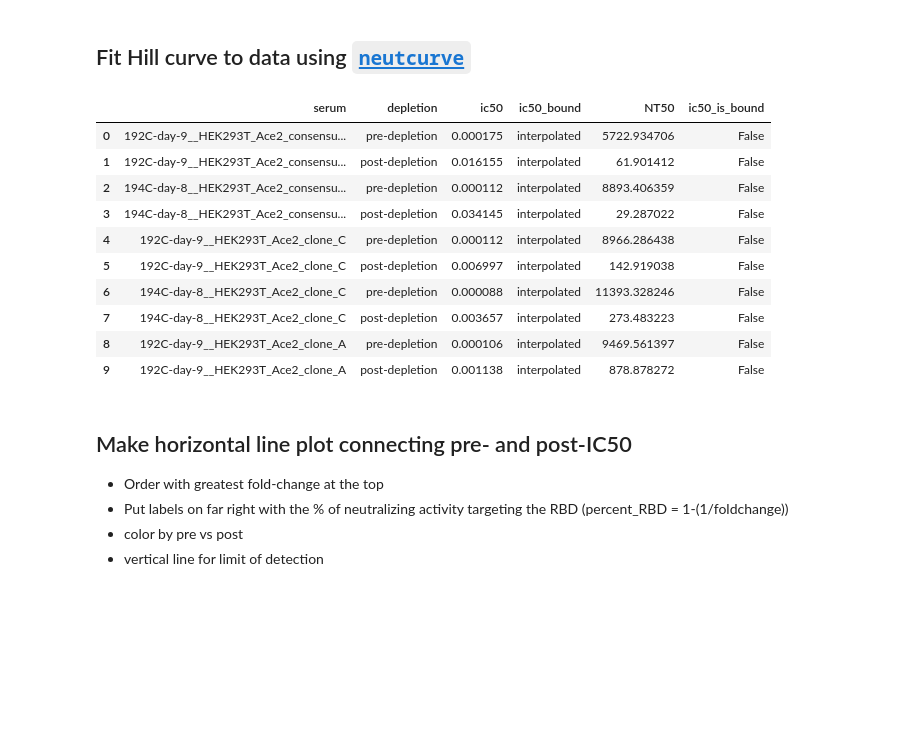
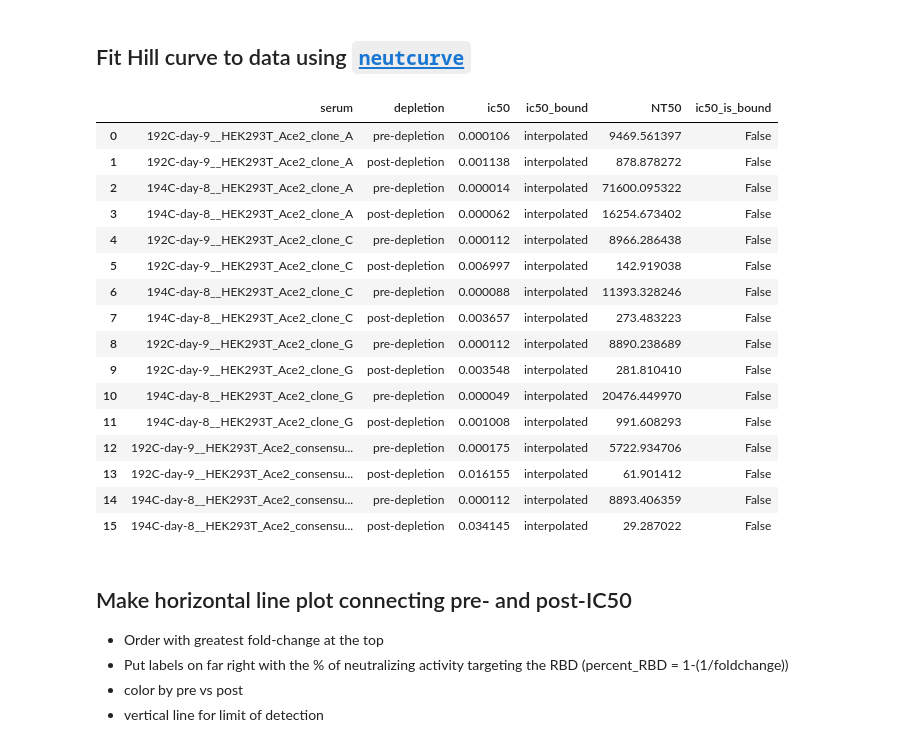
Before and after one commit to jbloomlab/Ace2_expression_neuts, a Jupyter notebook: virus_neutralization.ipynb, the cells around one changed output. Drawn from its saved outputs; the diff is of its cells as text; code cells hidden in the pictures; blank space fills up the shorter version.

```diff
--- a/virus_neutralization.ipynb
+++ b/virus_neutralization.ipynb
@@ -67,34 +67,40 @@ for cells in frac_infect:
 # %%
 fitparams_combined = pd.DataFrame() # create empty data frame
 
 for fits in frac_infect_combined:
     fitparams = (
         fits.fitParams()
         .rename(columns={'virus': 'depletion'})
         # get columns of interest
         [['serum', 'depletion', 'ic50', 'ic50_bound']]
         .assign(NT50=lambda x: 1/x['ic50'])
 #         .merge(sample_information, on=['serum'])
 
         )
     fitparams_combined = fitparams_combined.append(fitparams).reset_index(drop=True)
 
 
 fitparams_combined['ic50_is_bound'] = fitparams_combined['ic50_bound'].apply(lambda x: True if x!='interpolated' else False)
 
-fitparams_combined.head(10)
+fitparams_combined
 # %% [output]
 |  | serum | depletion | ic50 | ic50_bound | NT50 | ic50_is_bound |
-| 0 | 192C-day-9__HEK293T_Ace2_consensu... | pre-depletion | 0.000175 | interpolated | 5722.934706 | False |
-| 1 | 192C-day-9__HEK293T_Ace2_consensu... | post-depletion | 0.016155 | interpolated | 61.901412 | False |
-| 2 | 194C-day-8__HEK293T_Ace2_consensu... | pre-depletion | 0.000112 | interpolated | 8893.406359 | False |
-| 3 | 194C-day-8__HEK293T_Ace2_consensu... | post-depletion | 0.034145 | interpolated | 29.287022 | False |
+| 0 | 192C-day-9__HEK293T_Ace2_clone_A | pre-depletion | 0.000106 | interpolated | 9469.561397 | False |
+| 1 | 192C-day-9__HEK293T_Ace2_clone_A | post-depletion | 0.001138 | interpolated | 878.878272 | False |
+| 2 | 194C-day-8__HEK293T_Ace2_clone_A | pre-depletion | 0.000014 | interpolated | 71600.095322 | False |
+| 3 | 194C-day-8__HEK293T_Ace2_clone_A | post-depletion | 0.000062 | interpolated | 16254.673402 | False |
 | 4 | 192C-day-9__HEK293T_Ace2_clone_C | pre-depletion | 0.000112 | interpolated | 8966.286438 | False |
 | 5 | 192C-day-9__HEK293T_Ace2_clone_C | post-depletion | 0.006997 | interpolated | 142.919038 | False |
 | 6 | 194C-day-8__HEK293T_Ace2_clone_C | pre-depletion | 0.000088 | interpolated | 11393.328246 | False |
 | 7 | 194C-day-8__HEK293T_Ace2_clone_C | post-depletion | 0.003657 | interpolated | 273.483223 | False |
-| 8 | 192C-day-9__HEK293T_Ace2_clone_A | pre-depletion | 0.000106 | interpolated | 9469.561397 | False |
-| 9 | 192C-day-9__HEK293T_Ace2_clone_A | post-depletion | 0.001138 | interpolated | 878.878272 | False |
+| 8 | 192C-day-9__HEK293T_Ace2_clone_G | pre-depletion | 0.000112 | interpolated | 8890.238689 | False |
+| 9 | 192C-day-9__HEK293T_Ace2_clone_G | post-depletion | 0.003548 | interpolated | 281.810410 | False |
+| 10 | 194C-day-8__HEK293T_Ace2_clone_G | pre-depletion | 0.000049 | interpolated | 20476.449970 | False |
+| 11 | 194C-day-8__HEK293T_Ace2_clone_G | post-depletion | 0.001008 | interpolated | 991.608293 | False |
+| 12 | 192C-day-9__HEK293T_Ace2_consensu... | pre-depletion | 0.000175 | interpolated | 5722.934706 | False |
+| 13 | 192C-day-9__HEK293T_Ace2_consensu... | post-depletion | 0.016155 | interpolated | 61.901412 | False |
+| 14 | 194C-day-8__HEK293T_Ace2_consensu... | pre-depletion | 0.000112 | interpolated | 8893.406359 | False |
+| 15 | 194C-day-8__HEK293T_Ace2_consensu... | post-depletion | 0.034145 | interpolated | 29.287022 | False |
 # %% [markdown]
 ## Make horizontal line plot connecting pre- and post-IC50
 * Order with greatest fold-change at the top
```
Also changed, not shown: parts of 6 cells of this notebook, 9 other files.
